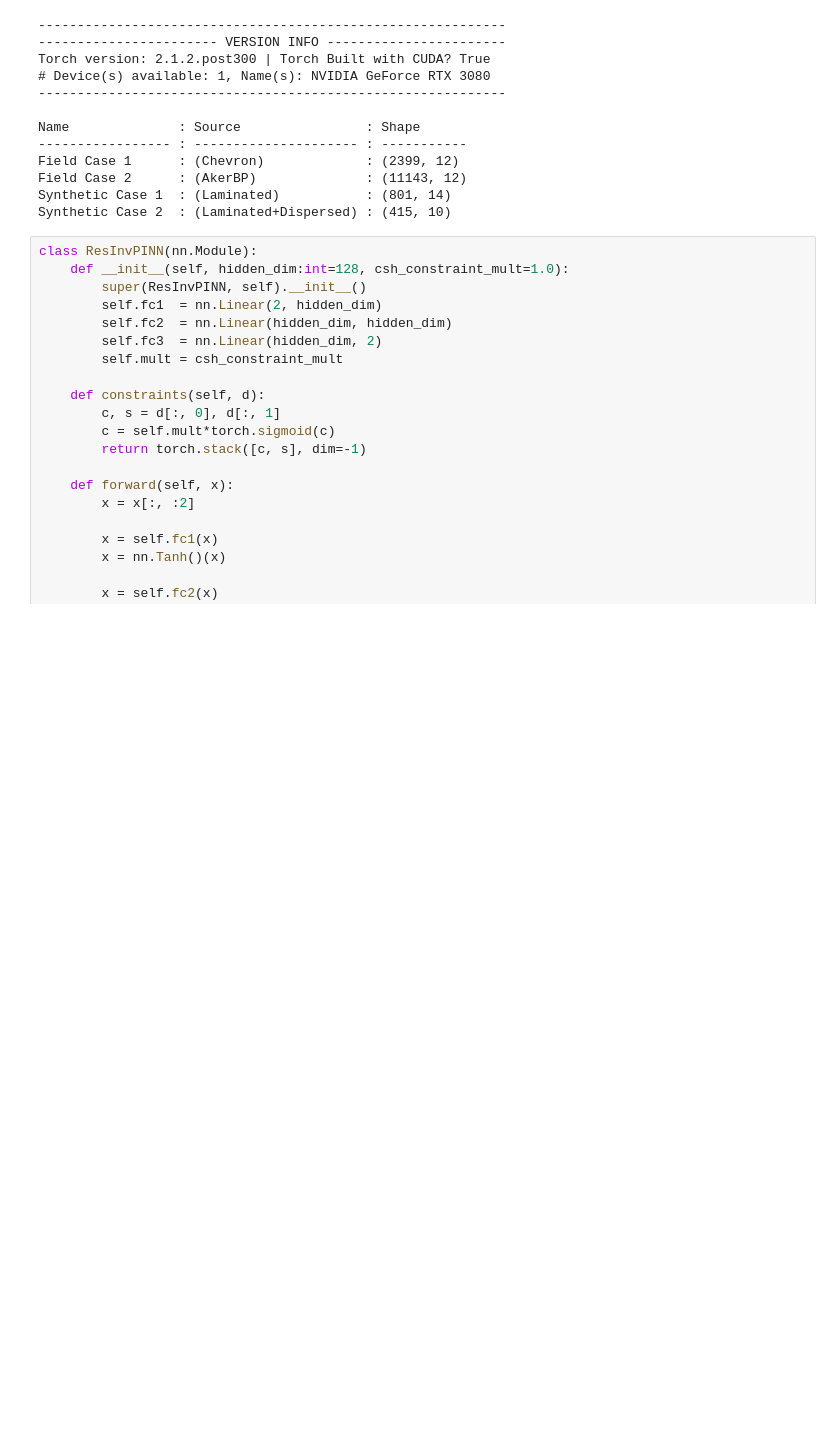
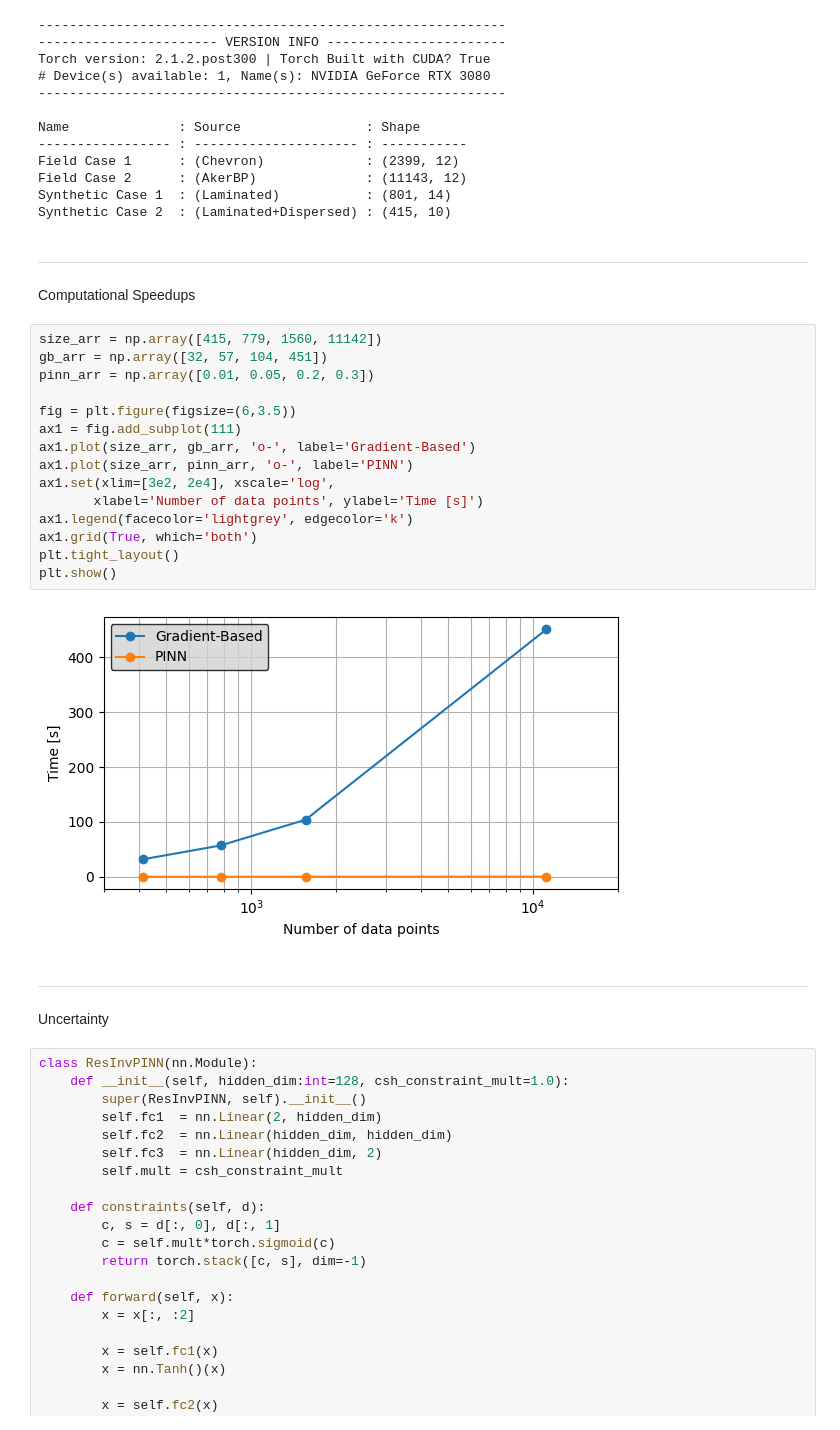
Before and after one commit to misaelmmorales/Anisotropic-Resistivity-Inversion, a Jupyter notebook: main_UncertaintyQuantification.ipynb, the cells around one changed output. Saved outputs shown, nothing was run; the diff lists cells and outputs as text; blank space fills up the shorter version.

```diff
--- a/main_UncertaintyQuantification.ipynb
+++ b/main_UncertaintyQuantification.ipynb
@@ -24,6 +24,29 @@ Field Case 1      : (Chevron)             : (2399, 12)
 Field Case 2      : (AkerBP)              : (11143, 12)
 Synthetic Case 1  : (Laminated)           : (801, 14)
 Synthetic Case 2  : (Laminated+Dispersed) : (415, 10)
+# %% [markdown]
+***
+Computational Speedups
+# %%
+size_arr = np.array([415, 779, 1560, 11142])
+gb_arr = np.array([32, 57, 104, 451])
+pinn_arr = np.array([0.01, 0.05, 0.2, 0.3])
+
+fig = plt.figure(figsize=(6,3.5))
+ax1 = fig.add_subplot(111)
+ax1.plot(size_arr, gb_arr, 'o-', label='Gradient-Based')
+ax1.plot(size_arr, pinn_arr, 'o-', label='PINN')
+ax1.set(xlim=[3e2, 2e4], xscale='log',
+       xlabel='Number of data points', ylabel='Time [s]')
+ax1.legend(facecolor='lightgrey', edgecolor='k')
+ax1.grid(True, which='both')
+plt.tight_layout()
+plt.show()
+# %% [output]
+[figure, added]
+# %% [markdown]
+***
+Uncertainty
 # %%
 class ResInvPINN(nn.Module):
     def __init__(self, hidden_dim:int=128, csh_constraint_mult=1.0):
```
Also changed, not shown: parts of 11 cells of this notebook, 2 other files.
